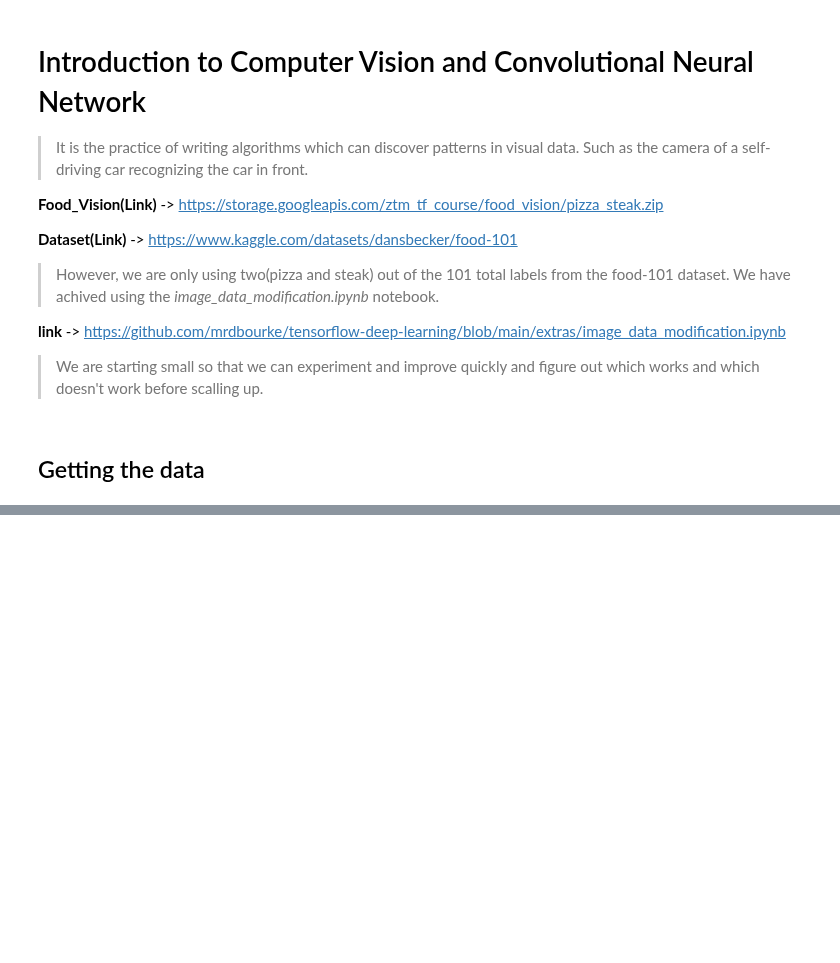
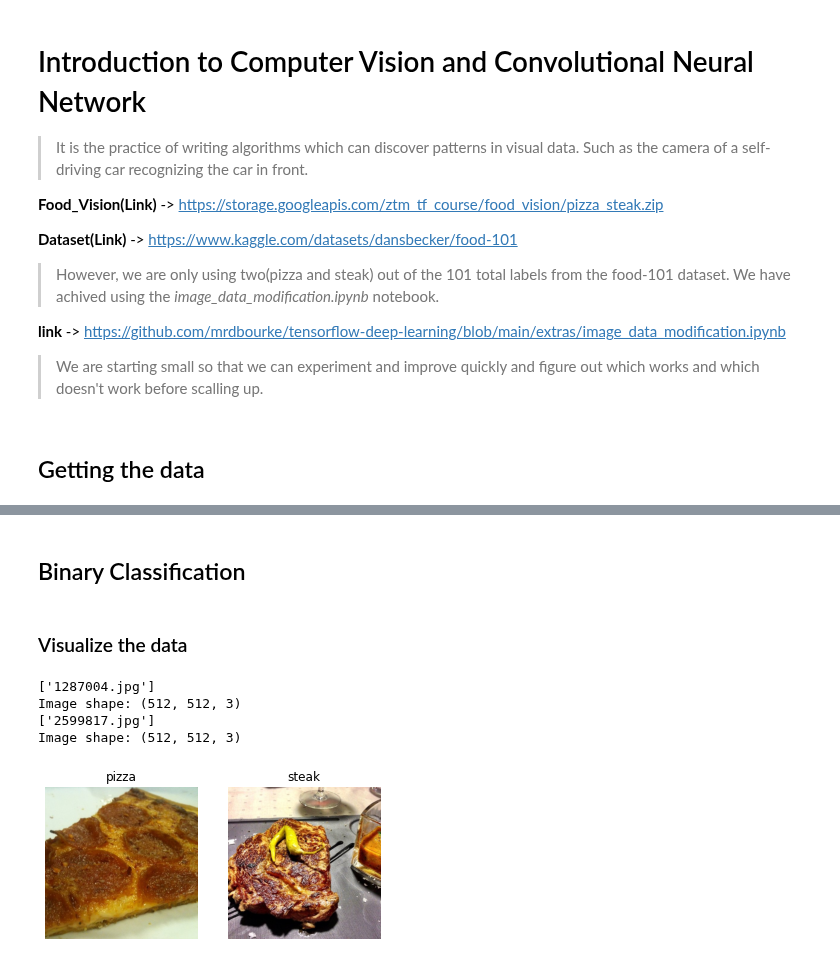
Before and after one commit to arghanath007/Data-Science, a Jupyter notebook: Deep Learning/Computer Vision/Introduction_to_Computer_Vision_and_CNN.ipynb, the cells around one changed output, grey strips where cells are left out. Cells and saved outputs as stored; diff of their text form; code cells hidden in the pictures; blank space fills up the shorter version.

```diff
--- a/Deep Learning/Computer Vision/Introduction_to_Computer_Vision_and_CNN.ipynb
+++ b/Deep Learning/Computer Vision/Introduction_to_Computer_Vision_and_CNN.ipynb
@@ -40,0 +411,16 @@ pizza_steak.zip.1   100%[===================>] 104.47M   274MB/s    in 0.4s
+# %% [markdown]
+## Binary Classification
+# %% [markdown]
+### Visualize the data
+# %%
+plt.figure()
+plt.subplot(1,2,1)
+steak_img=view_random_image("/content/pizza_steak/train/", "pizza")
+plt.subplot(1,2,2)
+steak_img=view_random_image("/content/pizza_steak/train/", "steak")
+# %% [output]
+['1287004.jpg']
+Image shape: (512, 512, 3)
+['2599817.jpg']
+Image shape: (512, 512, 3)
+[figure, added]
```
Also changed, not shown: parts of 30 cells of this notebook, 3 other files.
